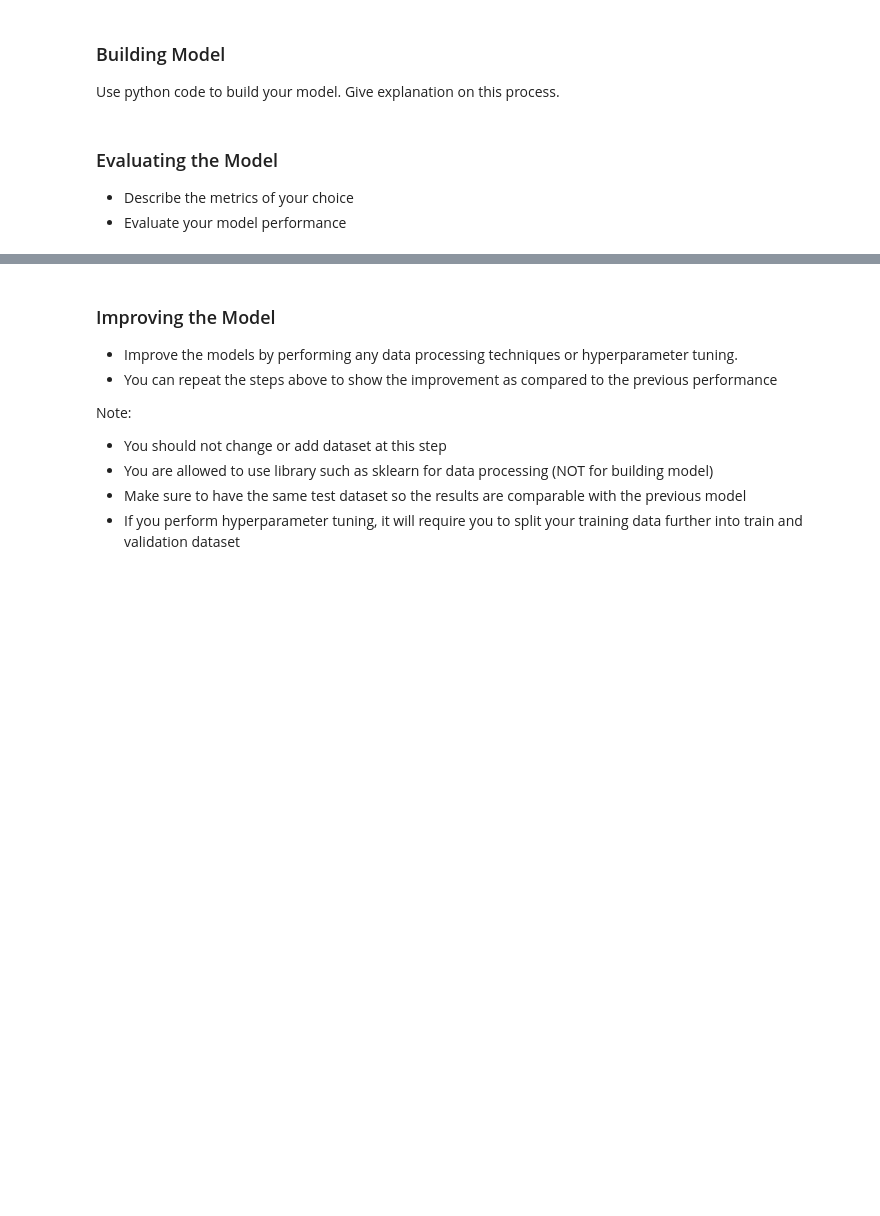
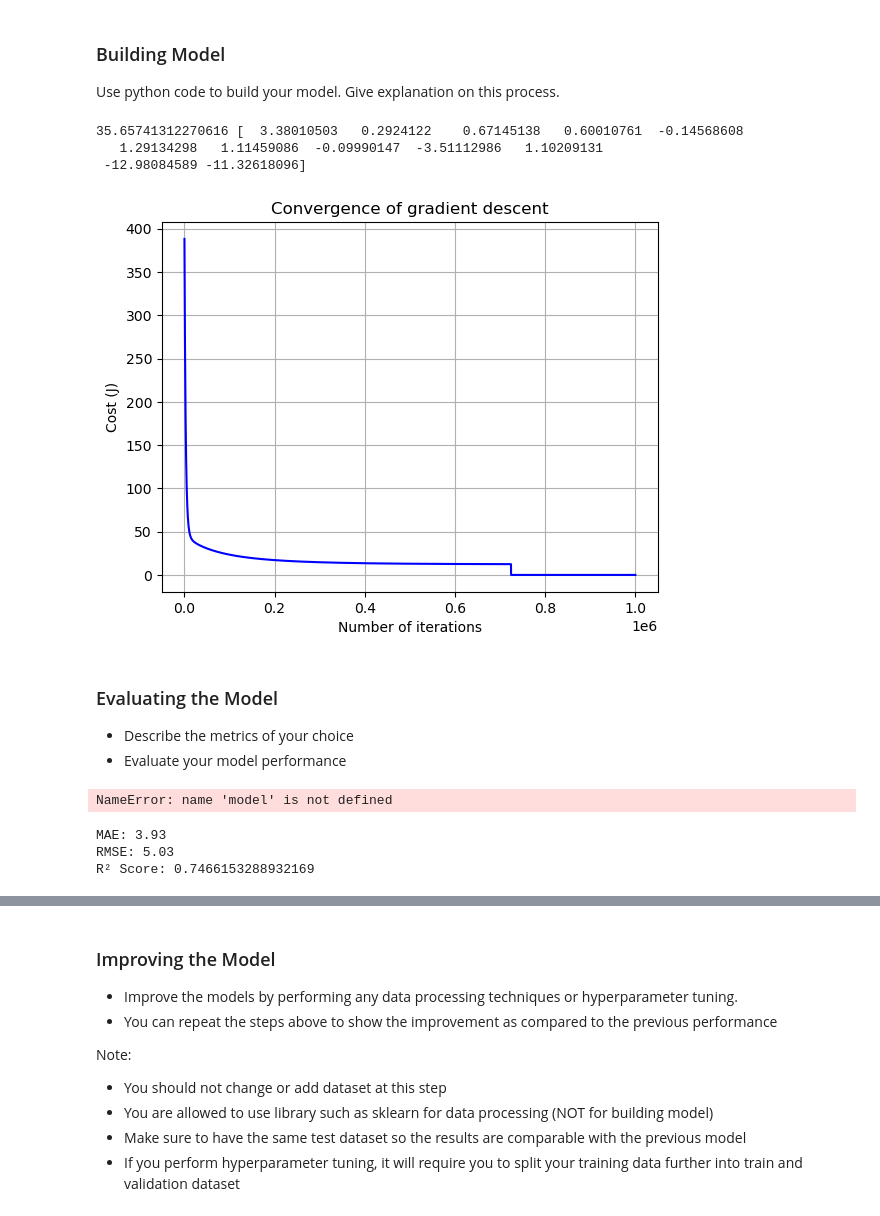
Before and after one commit to ziqiqiiii/DDW_DTP, a Jupyter notebook: Project Template.ipynb, the cells around one changed output, grey strips where cells are left out. Cells and saved outputs as stored; diff of their text form; code cells hidden in the pictures; blank space fills up the shorter version.

Commit message:
feat - done gradient descent

```diff
--- a/Project Template.ipynb
+++ b/Project Template.ipynb
@@ -409,3 +407,29 @@ Use python code to build your model. Give explanation on this process.
+# %%
+# put Python code to build your model
+from utils.GrandientDescent import run_gradient_descent
+
+# Set hyperparameters
+learning_rate = 0.0001
+iterations = 1000000
+
+# Set random seed for reproducibility
+np.random.seed(42)
+w0, w1, cost_history = run_gradient_descent(ir_train.to_numpy(), dr_train.to_numpy().ravel(), learning_rate, iterations)
+print(w0,w1)
+# %% [output]
+35.65741312270616 [  3.38010503   0.2924122    0.67145138   0.60010761  -0.14568608
+   1.29134298   1.11459086  -0.09990147  -3.51112986   1.10209131
+ -12.98084589 -11.32618096]
+# %%
+plt.plot(range(1, iterations + 1), cost_history, color='blue')
+plt.rcParams["figure.figsize"] = (10, 6)
+plt.grid()
+plt.xlabel('Number of iterations')
+plt.ylabel('Cost (J)')
+plt.title('Convergence of gradient descent')
+plt.show()
+# %% [output]
+[figure, added]
 # %% [markdown]
 ### Evaluating the Model
 
@@ -415,0 +438,20 @@ Use python code to build your model. Give explanation on this process.
+# %%
+print('Coefficients:', model.coef_)
+print('Intercept:', model.intercept_)
+# %% [output]
+NameError: name 'model' is not defined
+# %%
+# put Python code to test & evaluate the model
+dr_pred = model.predict(ir_test)
+
+mae = mean_absolute_error(dr_test, dr_pred)
+rmse = np.sqrt(mean_squared_error(dr_test, dr_pred))
+r2 = r2_score(dr_test, dr_pred)
+
+print(f"MAE: {mae:.2f}")
+print(f"RMSE: {rmse:.2f}")
+print(f'R² Score: {r2}')
+# %% [output]
+MAE: 3.93
+RMSE: 5.03
+R² Score: 0.7466153288932169
```
Also changed, not shown: parts of 3 cells of this notebook, 3 other files.
